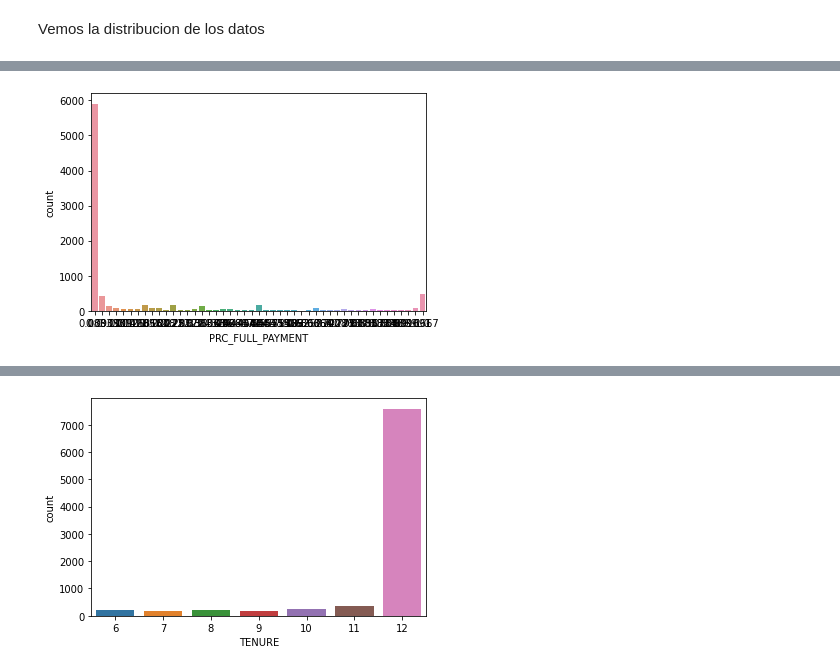
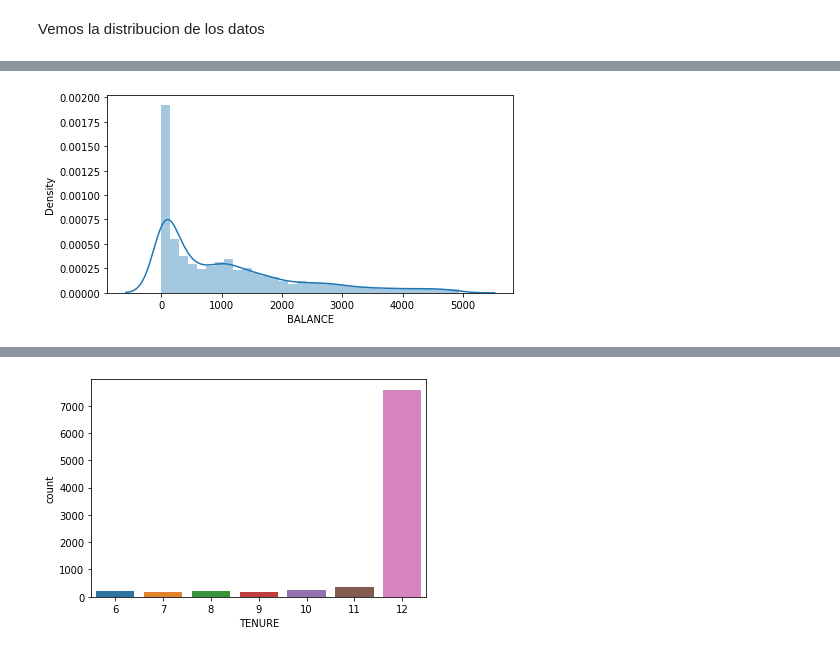
Before and after one commit to Fedenov/Aprendizaje_Automatico_Tarea2, a Jupyter notebook: Tarea2.ipynb, the cells around one changed output, grey strips where cells are left out. Saved outputs shown, nothing was run; the diff lists cells and outputs as text; code cells hidden in the pictures.

```diff
--- a/Tarea2.ipynb
+++ b/Tarea2.ipynb
@@ -297,6 +235,7 @@ display()
-# %%
-plt.figure()
-sns.countplot(data = datosTransacciones, x="PRC_FULL_PAYMENT")
-display()
-# %% [output]
-[figure, removed]
+# %%
+plt.figure(figsize=(16,8))
+plt.subplot(2,2,1)
+sns.distplot(datosTransacciones['BALANCE'])
+plt.show()
+# %% [output]
+[figure, added]
```
Also changed, not shown: parts of 45 cells of this notebook.
